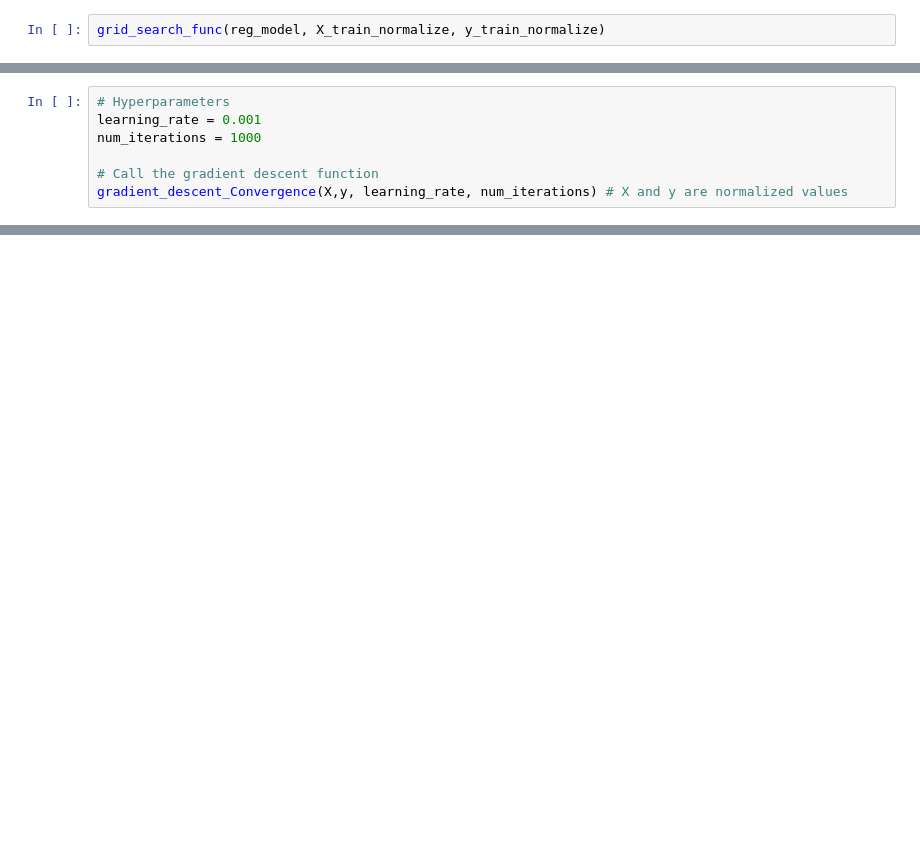
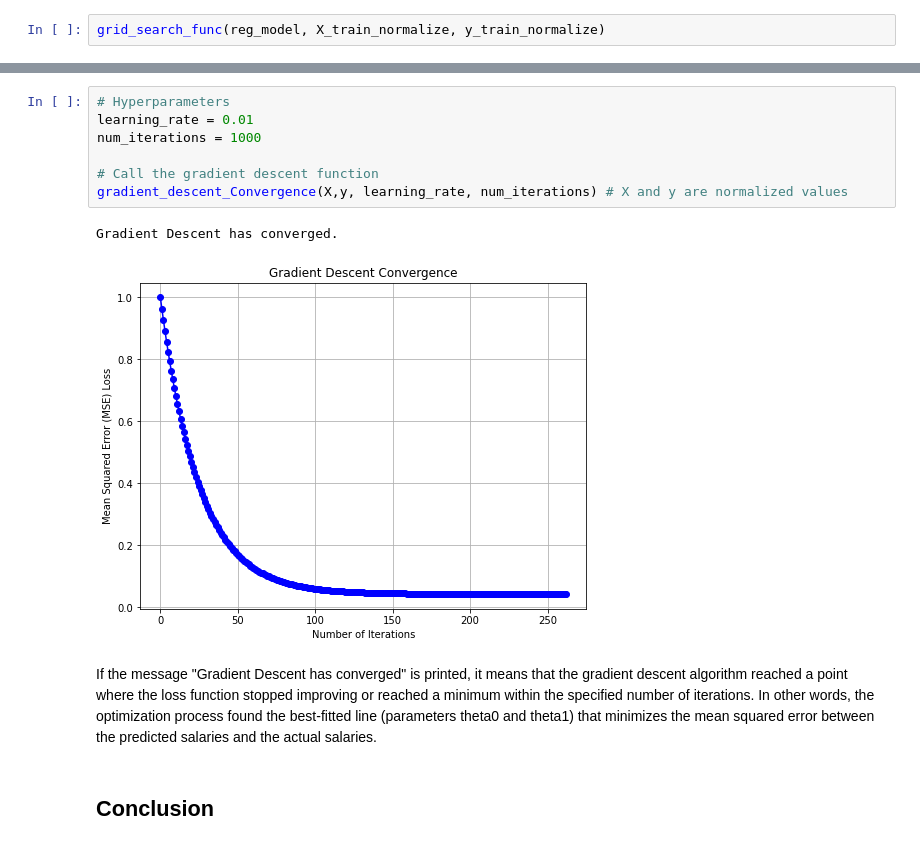
Before and after one commit to AmritaNeogi/Data-Science-Project-Salary-Prediction, a Jupyter notebook: Salary_Prediction.ipynb, the cells around one changed output, grey strips where cells are left out. Saved outputs shown, nothing was run; the diff lists cells and outputs as text; blank space fills up the shorter version.

```diff
--- a/Salary_Prediction.ipynb
+++ b/Salary_Prediction.ipynb
@@ -627,7 +495,0 @@ def gradient_descent_Convergence(X,y,learning_rate, num_iterations):
-# %%
-# Hyperparameters
-learning_rate = 0.001
-num_iterations = 1000
-
-# Call the gradient descent function
-gradient_descent_Convergence(X,y, learning_rate, num_iterations) # X and y are normalized values
@@ -677,0 +641,15 @@ In conclusion, the experiment shows that proper hyperparameter tuning and normal
+# %%
+# Hyperparameters
+learning_rate = 0.01
+num_iterations = 1000
+
+# Call the gradient descent function
+gradient_descent_Convergence(X,y, learning_rate, num_iterations) # X and y are normalized values
+# %% [output]
+Gradient Descent has converged.
+[figure, added]
+# %% [markdown]
+If the message "Gradient Descent has converged" is printed, it means that the gradient descent algorithm reached a point where the loss function stopped improving or reached a minimum within the specified number of iterations.
+In other words, the optimization process found the best-fitted line (parameters theta0 and theta1) that minimizes the mean squared error between the predicted salaries and the actual salaries.
+# %% [markdown]
+## Conclusion
```
Also changed, not shown: parts of 41 cells of this notebook.
